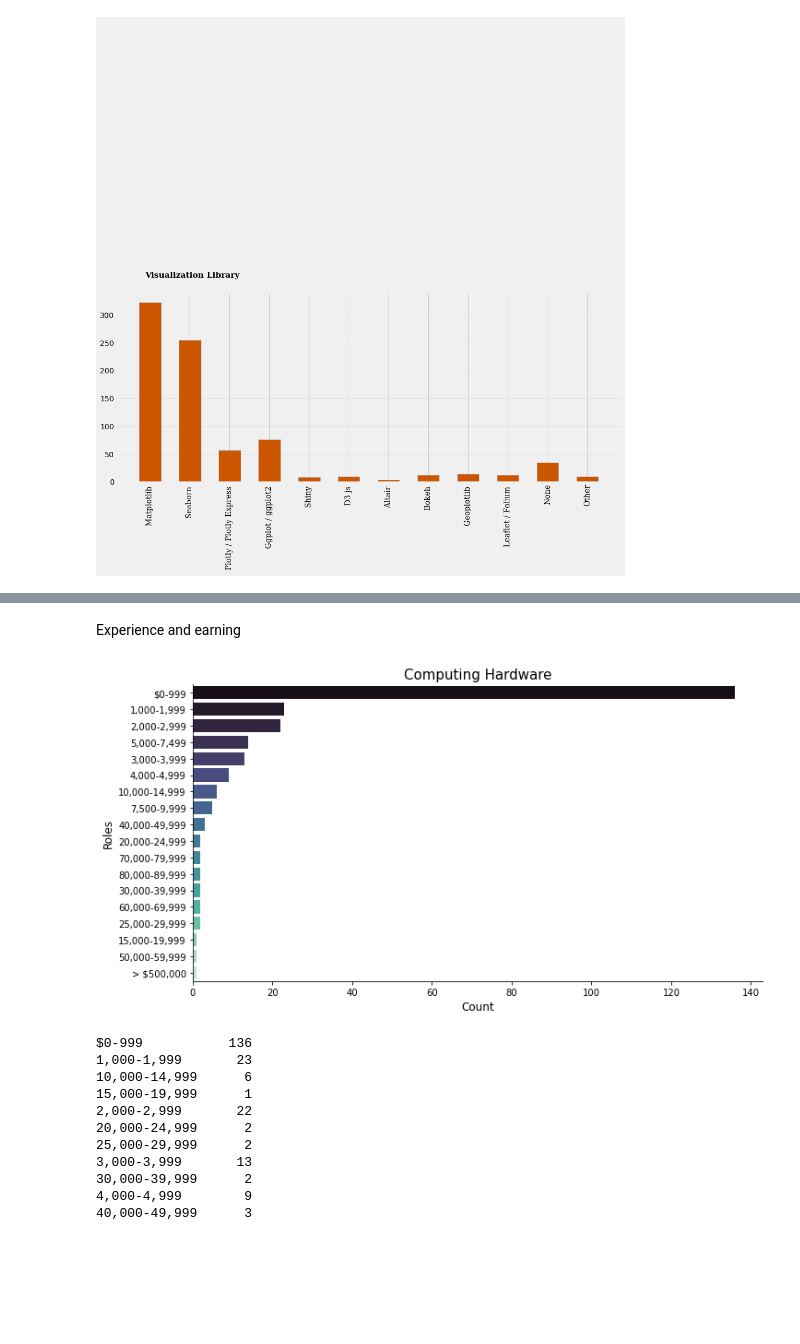
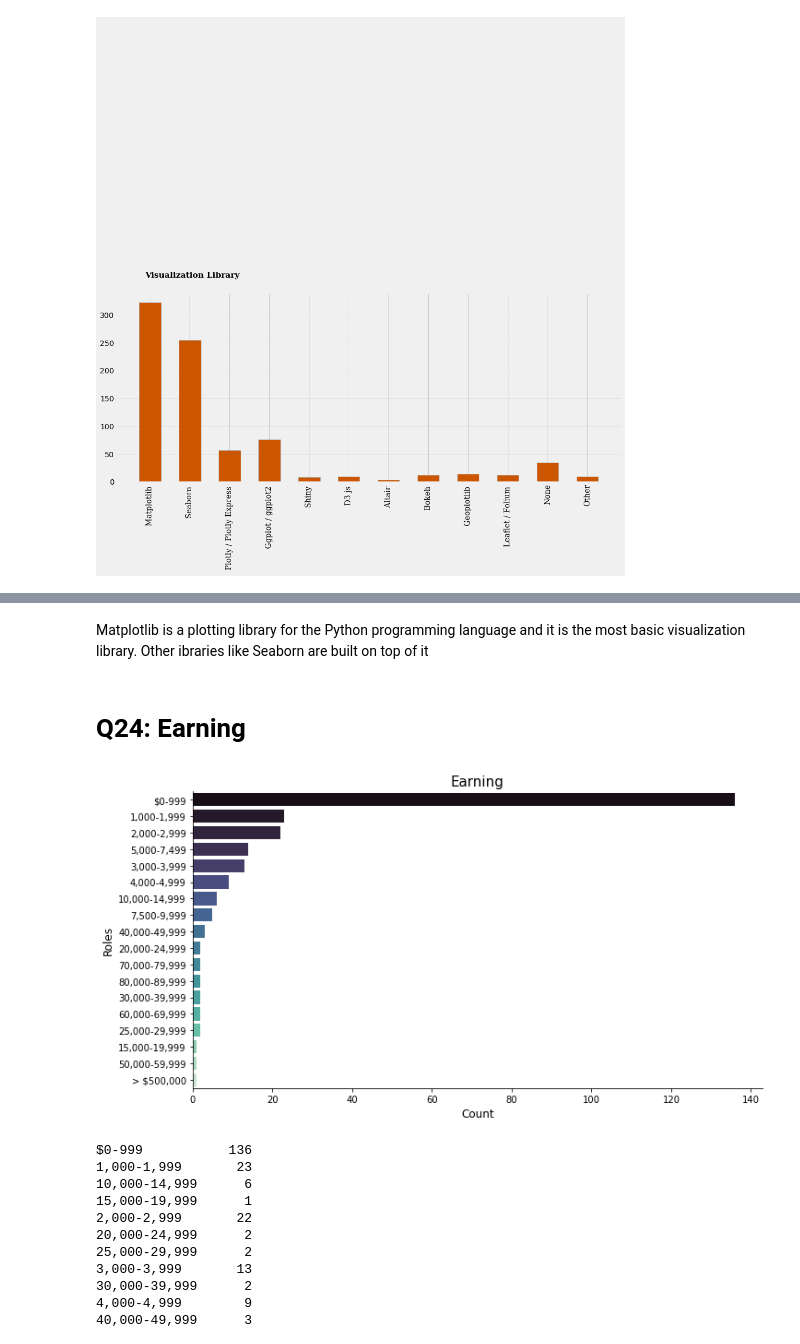
Before and after one commit to Jhoie/The-Data-Science-Community-in-Nigeria, a Jupyter notebook: The Data Science Community in Nigeria.ipynb, the cells around one changed output, grey strips where cells are left out. Drawn from its saved outputs; the diff is of its cells as text; code cells hidden in the pictures; blank space fills up the shorter version.

```diff
--- a/The Data Science Community in Nigeria.ipynb
+++ b/The Data Science Community in Nigeria.ipynb
@@ -381,39 +387,3 @@ ax.grid(axis='y', linestyle='-', alpha=0.4)
 plt.show()
 # %% [output]
 [figure]
-# %%
-q4_order = [
-    'No formal education past high school',
-    'Professional degree',
-    'Some college/university study without earning a bachelor’s degree',
-    'Bachelor’s degree',
-    'Master’s degree',
-    'Doctoral degree',
-    'I prefer not to answer'
-]
-q6_order = [
-      'I have never written code', '< 1 years', '1-2 years', '3-5 years', '5-10 years', '10-20 years'
-]
-
-
-data_nig['count'] = 1
-fig, ax = plt.subplots(1, 1, figsize=(12, 12))
-sns.heatmap(pd.pivot_table(data_nig, values='count', index=['Q6'], columns=['Q4'], aggfunc=np.sum).loc[q6_order, q4_order],
-            cmap="YlGnBu",
-            square=True,
-            linewidth=2.5,
-            cbar=False,
-            ax=ax,
-            annot=True,
-            fmt=".1f"
-           )
-
-ax.spines['top'].set_visible(True)
-
-fig.text(0.48, 1, 'Pivot Table : Education & Experience', fontweight='bold', fontfamily='serif', fontsize=15)
-
-ax.set_yticklabels(ax.get_yticklabels(), fontfamily='serif', rotation = 0, fontsize=11)
-ax.set_xticklabels(ax.get_xticklabels(), fontfamily='serif', rotation=90, fontsize=11)
-
-plt.tight_layout()
-plt.show()
@@ -422,13 +390,15 @@ plt.show()
-# %% [markdown]
-Experience and earning
+# %% [markdown]
+Matplotlib is a plotting library for the Python programming language and it is the most basic visualization library. Other ibraries like Seaborn are built on top of it
+# %% [markdown]
+# Q24: Earning
 # %%
 g = sns.catplot(data = data_nig, y = 'Q24', kind = 'count', palette = 'mako', aspect = 2, order = data_nig['Q24'].value_counts().index)
-plt.title('Computing Hardware', fontsize = 15)
+plt.title('Earning', fontsize = 15)
 plt.ylabel('Roles', fontsize = 12)
 plt.xlabel('Count', fontsize = 12)
 plt.show()
 # %% [output]
-[figure, old version]
+[figure, new version]
 # %%
 data_qx = data_nig['Q24'].value_counts().sort_index()
 print(data_qx)
```
Also changed, not shown: parts of 10 cells of this notebook.
